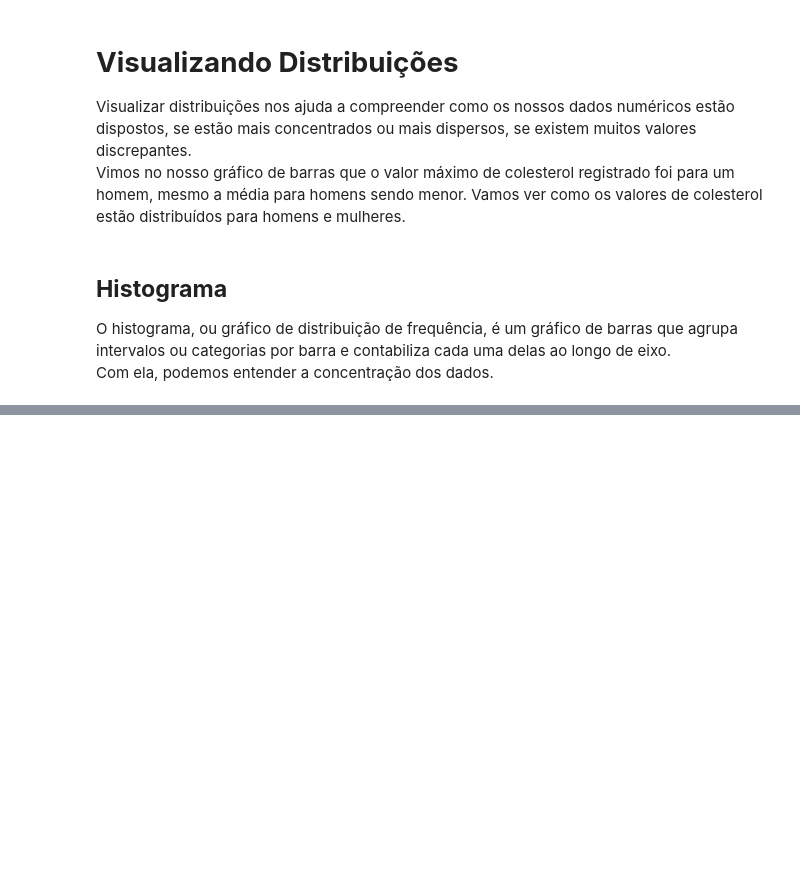
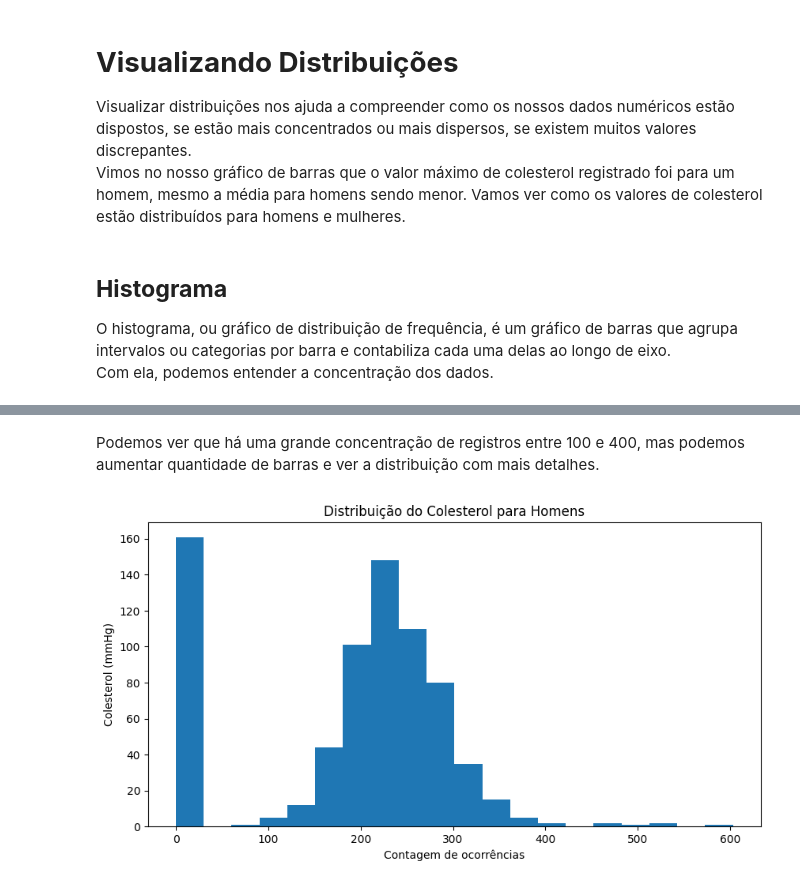
Before and after one commit to lucas-mdsena/python_udemy_module_3, a Jupyter notebook: notebook_matplotlib.ipynb, the cells around one changed output, grey strips where cells are left out. Saved outputs shown, nothing was run; the diff lists cells and outputs as text; code cells hidden in the pictures; blank space fills up the shorter version.

```diff
--- a/notebook_matplotlib.ipynb
+++ b/notebook_matplotlib.ipynb
@@ -433,0 +440,17 @@ ax.hist(df[''])
+# %% [markdown]
+Podemos ver que há uma grande concentração de registros entre 100 e 400, mas podemos aumentar quantidade de barras e ver a distribuição com mais detalhes.
+# %%
+fig, ax = plt.subplots(figsize=(10,5))
+
+mask_h = df['sexo'] == 'Homem'
+ax.hist(
+    df[mask_h]['colesterol'],
+    bins=20
+    )
+
+ax.set_title('Distribuição do Colesterol para Homens')
+ax.set_xlabel('Contagem de ocorrências')
+ax.set_ylabel('Colesterol (mmHg)')
+plt.show()
+# %% [output]
+[figure, added]
```
Also changed, not shown: parts of 5 cells of this notebook.
